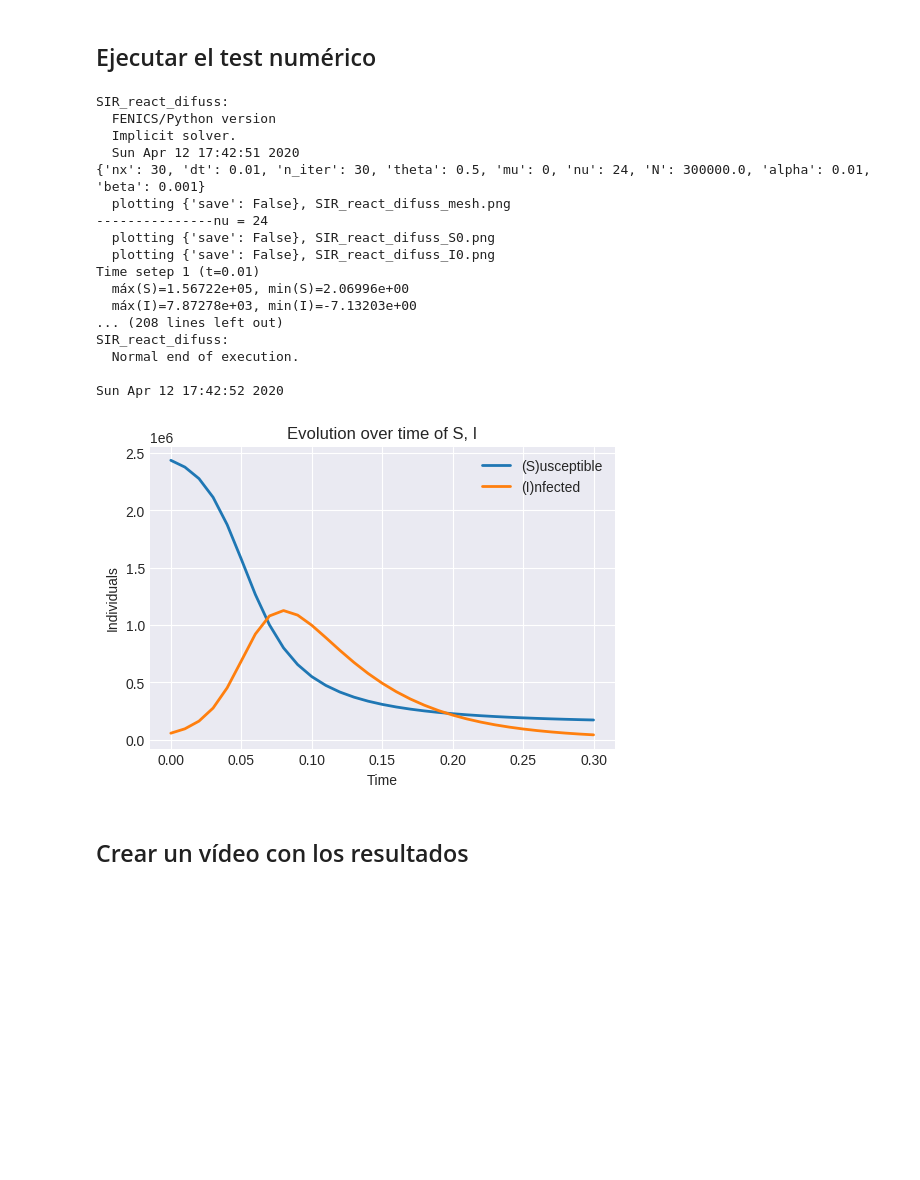
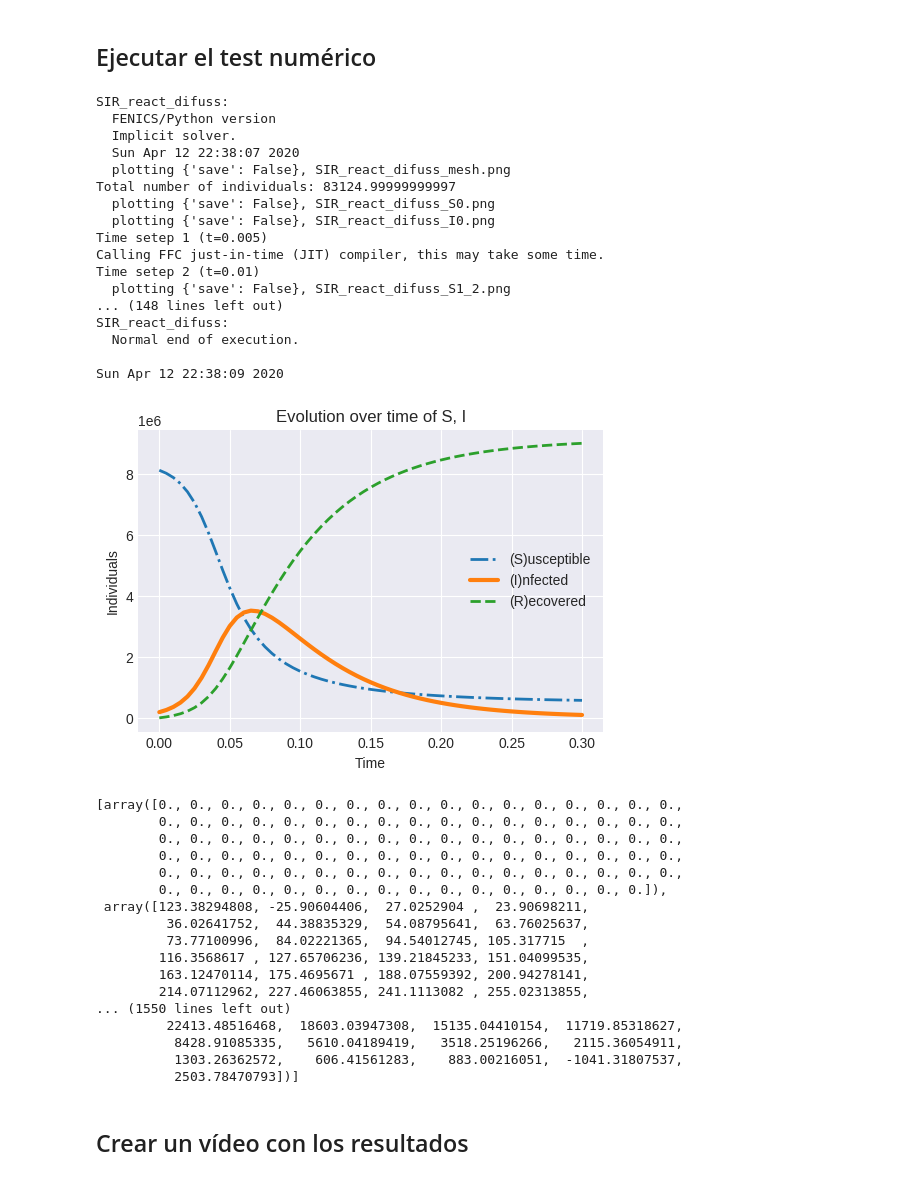
Before and after one commit to rrgalvan/epidemic_pde, a Jupyter notebook: test1/DistribucionIndividuos.ipynb, the cells around one changed output. Saved outputs shown, nothing was run; the diff lists cells and outputs as text; code cells hidden in the pictures; blank space fills up the shorter version.

```diff
--- a/test1/DistribucionIndividuos.ipynb
+++ b/test1/DistribucionIndividuos.ipynb
@@ -19,10 +19,10 @@ plt.rcParams["figure.dpi"] = 100
 # %%
 from copy import copy
 
-parameters = copy(SI_scheme.default_parameters)
-parameters["nx"] = 30
-parameters["dt"] = 1.e-2
-parameters["n_iter"] = 30
+parameters = copy(SIR_scheme.default_parameters)
+parameters["nx"] = 50
+parameters["dt"] = 5.e-3
+parameters["n_iter"] = 60
 parameters["beta"] = 1.e-3 # Infection rate
 parameters["mu"] = 0 # Nacimientos
 
@@ -38,16 +38,17 @@ def test_1 (parameters):
 
     S = [] # S[i] = distribution of susceptibles at time setp i
     I = [] # I[i] = distribution of infected at time setp i
+    R = [] # R[i] = distribution of recovered at time setp i
 
     iter = 0
-    for S_i, I_i in run_test ( parameters, plot_options={ "save": False } ):
+    for S_i, I_i, R_i in run_test ( parameters, plot_options={ "save": False } ):
 
-        S.append(S_i[:]); I.append(I_i[:])
+        S.append(S_i[:]); I.append(I_i[:]); R.append(R_i[:])
 
         if plot_each_iteration:
             plt.plot(S, lw=2, label="(S)usceptibles")
             plt.plot(I, lw=2, label="(I)nfectados")
-            #plt.plot(R, lw=2, label="(R)ecovered")
+            plt.plot(R, lw=2, label="(R)ecovered")
 
             plt.legend()
             plt.grid()
@@ -58,41 +59,44 @@ def test_1 (parameters):
     print ( '  Normal end of execution.' )
     print ( '' )
     print ( time.ctime ( time.time() ) )
-    return S, I
+    return S, I, R
 
-S, I = test_1(parameters)
+S, I, R = test_1(parameters)
 # %% [output]
 SIR_react_difuss:
   FENICS/Python version
   Implicit solver.
-  Sun Apr 12 17:42:51 2020
-{'nx': 30, 'dt': 0.01, 'n_iter': 30, 'theta': 0.5, 'mu': 0, 'nu': 24, 'N': 300000.0, 'alpha': 0.01, 'beta': 0.001}
+  Sun Apr 12 22:38:07 2020
   plotting {'save': False}, SIR_react_difuss_mesh.png
----------------nu = 24
+Total number of individuals: 83124.99999999997
   plotting {'save': False}, SIR_react_difuss_S0.png
   plotting {'save': False}, SIR_react_difuss_I0.png
-Time setep 1 (t=0.01)
-  máx(S)=1.56722e+05, min(S)=2.06996e+00
-  máx(I)=7.87278e+03, min(I)=-7.13203e+00
-... (208 lines left out)
+Time setep 1 (t=0.005)
+Calling FFC just-in-time (JIT) compiler, this may take some time.
+Time setep 2 (t=0.01)
+  plotting {'save': False}, SIR_react_difuss_S1_2.png
+... (148 lines left out)
 SIR_react_difuss:
   Normal end of execution.
 
-Sun Apr 12 17:42:52 2020
+Sun Apr 12 22:38:09 2020
 # %%
 def plot_summary_over_time(individuals, parameters, verbosity=0):
-    S, I = individuals
+    S, I, R = individuals
 
     # 1. Sum mumber of individuals at each time iteration
 
     S_sum = [] # Total number of susceptible at each time step
     I_sum = [] # Total number of infected at each time step
+    R_sum = [] # Total number of infected at each time step
     for i in range(len(S)):
-        s_array = S[i]; S_sum.append(np.sum(s_array))
-        i_array = I[i]; I_sum.append(np.sum(i_array))
+        S_sum.append(np.sum(S[i]))
+        I_sum.append(np.sum(I[i]))
+        R_sum.append(np.sum(R[i]))
         if verbosity:
             print(f"Total Susceptibles: {S_sum[-1]}")
             print(f"Total Infectados  : {I_sum[-1]}")
+            print(f"Total Recuperados : {R_sum[-1]}")
 
     # 2. Plot S, I over time
 
@@ -100,8 +104,9 @@ def plot_summary_over_time(individuals, parameters, verbosity=0):
     nt=parameters["n_iter"]
     t_grid = np.linspace(0, nt*dt, nt+1)
     plt.title("Evolution over time of S, I")
-    plt.plot(t_grid, S_sum, lw=2, label="(S)usceptible")
-    plt.plot(t_grid, I_sum, lw=2, label="(I)nfected")
+    plt.plot(t_grid, S_sum, "-.", lw=2, label="(S)usceptible")
+    plt.plot(t_grid, I_sum,  "-", lw=3, label="(I)nfected")
+    plt.plot(t_grid, R_sum, "--", lw=2, label="(R)ecovered")
     plt.xlabel("Time")
     plt.ylabel("Individuals")
     plt.ticklabel_format(axis='y', style='sci', scilimits=(-2,2))
@@ -109,9 +114,27 @@ def plot_summary_over_time(individuals, parameters, verbosity=0):
     plt.legend()
     plt.show()
 # %%
-plot_summary_over_time([S, I], parameters)
+plot_summary_over_time([S, I, R], parameters)
+R
 # %% [output]
-[figure, old version]
+[figure, new version]
+[array([0., 0., 0., 0., 0., 0., 0., 0., 0., 0., 0., 0., 0., 0., 0., 0., 0.,
+        0., 0., 0., 0., 0., 0., 0., 0., 0., 0., 0., 0., 0., 0., 0., 0., 0.,
+        0., 0., 0., 0., 0., 0., 0., 0., 0., 0., 0., 0., 0., 0., 0., 0., 0.,
+        0., 0., 0., 0., 0., 0., 0., 0., 0., 0., 0., 0., 0., 0., 0., 0., 0.,
+        0., 0., 0., 0., 0., 0., 0., 0., 0., 0., 0., 0., 0., 0., 0., 0., 0.,
+        0., 0., 0., 0., 0., 0., 0., 0., 0., 0., 0., 0., 0., 0., 0., 0.]),
+ array([123.38294808, -25.90604406,  27.0252904 ,  23.90698211,
+         36.02641752,  44.38835329,  54.08795641,  63.76025637,
+         73.77100996,  84.02221365,  94.54012745, 105.317715  ,
+        116.3568617 , 127.65706236, 139.21845233, 151.04099535,
+        163.12470114, 175.4695671 , 188.07559392, 200.94278141,
+        214.07112962, 227.46063855, 241.1113082 , 255.02313855,
+... (1550 lines left out)
+         22413.48516468,  18603.03947308,  15135.04410154,  11719.85318627,
+          8428.91085335,   5610.04189419,   3518.25196266,   2115.36054911,
+          1303.26362572,    606.41561283,    883.00216051,  -1041.31807537,
+          2503.78470793])]
 # %% [markdown]
 ## Crear un vídeo con los resultados
 # %%
```
Also changed, not shown: parts of 2 cells of this notebook, 4 other files.
